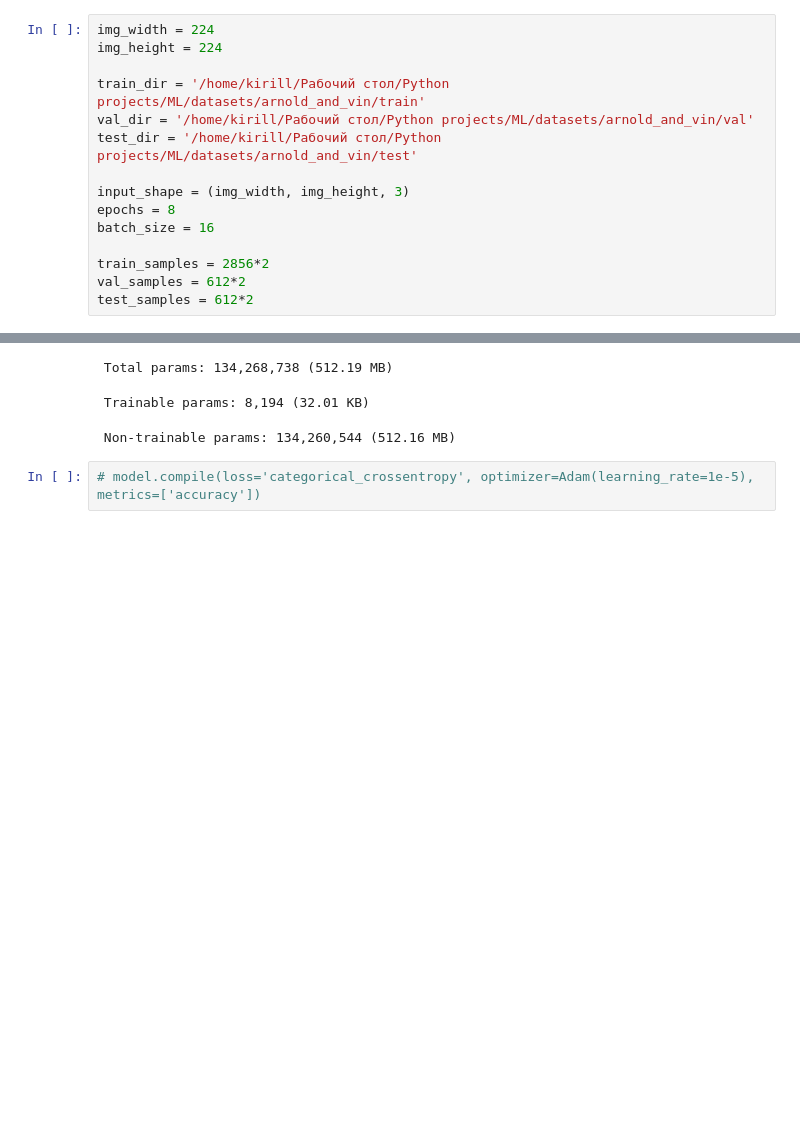
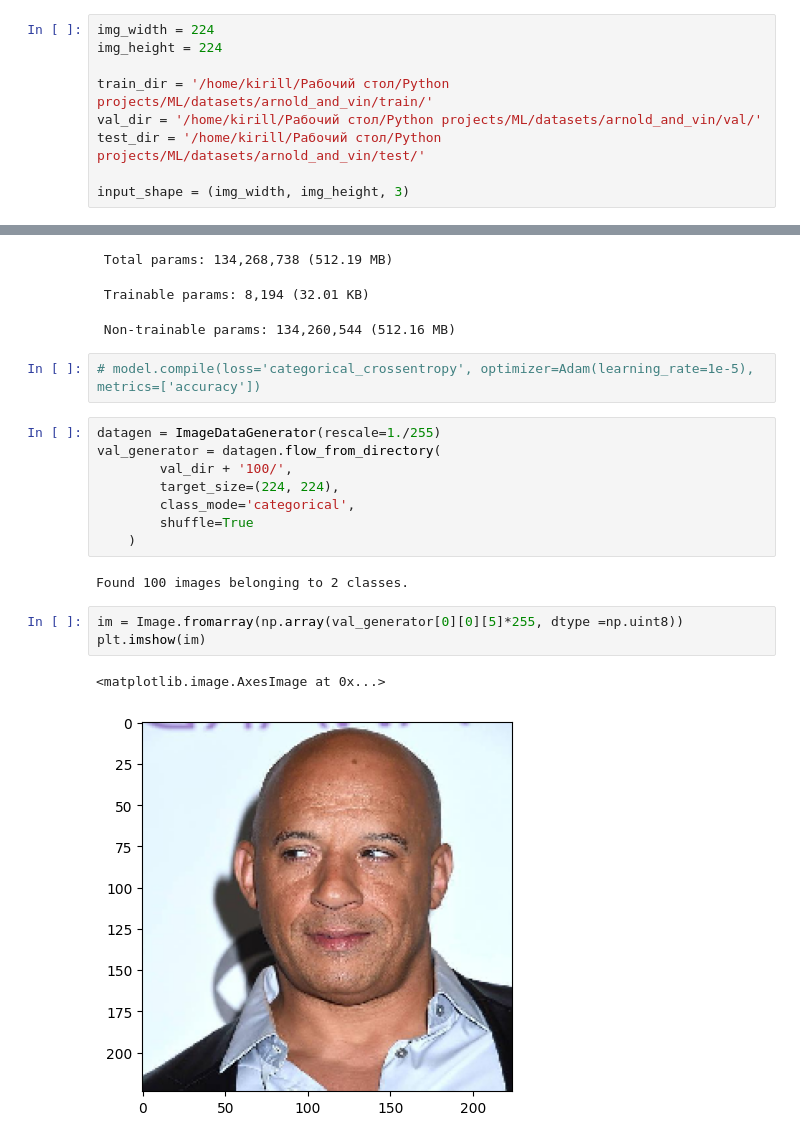
Before and after one commit to HaGu6aToP/Transfer-of-learning, a Jupyter notebook: Untitled1.ipynb, the cells around one changed output, grey strips where cells are left out. Cells and saved outputs as stored; diff of their text form; blank space fills up the shorter version.

```diff
--- a/Untitled1.ipynb
+++ b/Untitled1.ipynb
@@ -15,17 +18,11 @@ import matplotlib.pyplot as plt
 img_width = 224
 img_height = 224
 
-train_dir = '/home/kirill/Рабочий стол/Python projects/ML/datasets/arnold_and_vin/train'
-val_dir = '/home/kirill/Рабочий стол/Python projects/ML/datasets/arnold_and_vin/val'
-test_dir = '/home/kirill/Рабочий стол/Python projects/ML/datasets/arnold_and_vin/test'
+train_dir = '/home/kirill/Рабочий стол/Python projects/ML/datasets/arnold_and_vin/train/'
+val_dir = '/home/kirill/Рабочий стол/Python projects/ML/datasets/arnold_and_vin/val/'
+test_dir = '/home/kirill/Рабочий стол/Python projects/ML/datasets/arnold_and_vin/test/'
 
 input_shape = (img_width, img_height, 3)
-epochs = 8
-batch_size = 16
-
-train_samples = 2856*2
-val_samples = 612*2
-test_samples = 612*2
 # %%
 vgg16_net = VGG16(weights='imagenet', include_top=True, input_shape=input_shape)
 vgg16_net.trainable = False
@@ -88,3 +86,19 @@ Model: "sequential"
  Non-trainable params: 134,260,544 (512.16 MB)
 # %%
 # model.compile(loss='categorical_crossentropy', optimizer=Adam(learning_rate=1e-5), metrics=['accuracy'])
+# %%
+datagen = ImageDataGenerator(rescale=1./255)
+val_generator = datagen.flow_from_directory(
+        val_dir + '100/',
+        target_size=(224, 224),
+        class_mode='categorical',
+        shuffle=True
+    )
+# %% [output]
+Found 100 images belonging to 2 classes.
+# %%
+im = Image.fromarray(np.array(val_generator[0][0][5]*255, dtype =np.uint8))
+plt.imshow(im)
+# %% [output]
+<matplotlib.image.AxesImage at 0x...>
+[figure, added]
```
Also changed, not shown: parts of 30 cells of this notebook.
